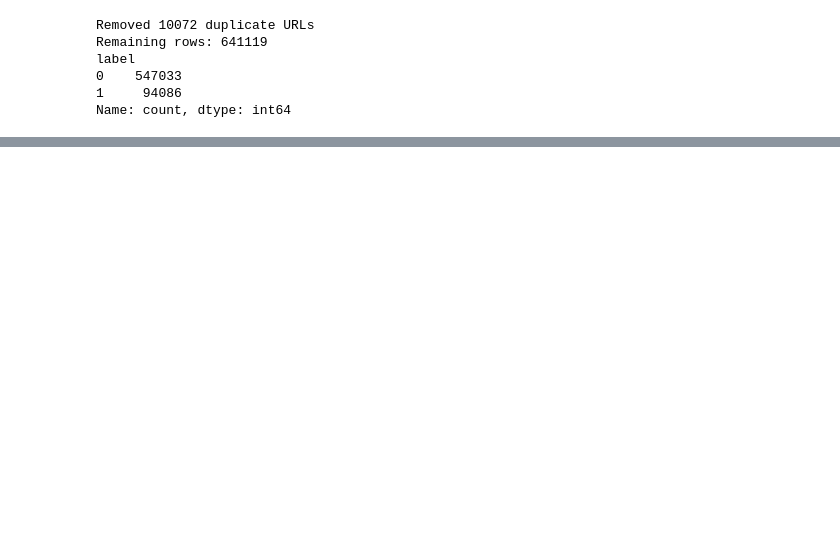
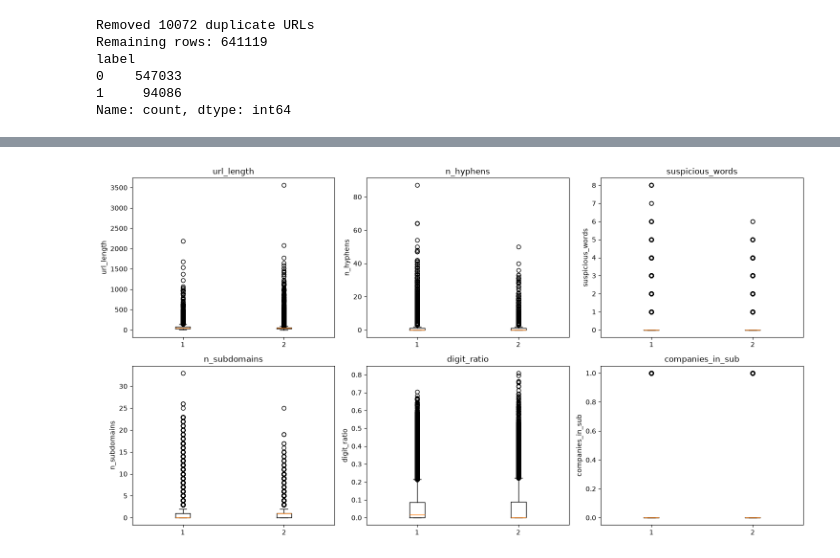
Before and after one commit to Muyheak/Assignment2InnovationProJ, a Jupyter notebook: phishing_project.ipnyb.ipynb, the cells around one changed output, grey strips where cells are left out. Saved outputs shown, nothing was run; the diff lists cells and outputs as text; code cells hidden in the pictures; blank space fills up the shorter version.

Commit message:
Add files via upload
Data processing and data analysis

```diff
--- a/phishing_project.ipnyb.ipynb
+++ b/phishing_project.ipnyb.ipynb
@@ -83,8 +83,8 @@ label
 1     94086
 Name: count, dtype: int64
 # %%
+#Normalizes the URL into a standard format for processing
 def normalize(url):
-    #Normalizes the URL into a standard format for processing
 
     if not isinstance(url, str):
         return ""
@@ -105,7 +105,11 @@ def normalize(url):
     except ValueError:
         return ""
 
-df["url_clean"] = df["url"].apply(normalize)
-print("After normalization. Columns:", df.columns.tolist())
-print(df[["url", "url_clean"]].head(10).to_string())
+
+
+for i in range(5):
+    print(f"Row {i}:")
+    print("  Original:", base_dataset["url"].iloc[i])
+    print("  Cleaned:  ", base_dataset["url_clean"].iloc[i])
+    print()
 # %% [output]
@@ -250,0 +491,11 @@ Saved features.csv, Shape:) (641119, 21)
+# %%
+# Data analysis and visualization
+combined = pd.read_csv("features_combined.csv")
+print("Total rows:", len(combined))
+print("\nClass distribution:")
+print(combined["label"].value_counts())
+print("\nClass distribution (percentage):")
+print((combined["label"].value_counts(normalize=True) * 100).round(2))
+
+print("\nSource Distribution:")
+print(pd.crosstab(combined["source"], combined["label"], margins=True))
@@ -250,0 +545,19 @@ Saved features.csv, Shape:) (641119, 21)
+# %%
+# Box plot in columns
+import matplotlib.pyplot as plt
+
+plot_features = ["url_length", "n_hyphens", "suspicious_words", "n_subdomains", "digit_ratio", "companies_in_sub"]
+
+fig, axes = plt.subplots(2, 3, figsize=(15, 8))
+for i, col in enumerate(plot_features):
+    ax = axes.flat[i]
+    not_phishing = combined.loc[combined["label"] == 0, col]
+    phishing = combined.loc[combined["label"] == 1, col]
+    ax.boxplot([not_phishing, phishing], label=["Not phishing", "Phishing"])
+    ax.set_title(col)
+    ax.set_ylabel(col)
+plt.tight_layout()
+plt.savefig("data_analysis.png", dpi=150, bbox_inches="tight")
+plt.show()
+# %% [output]
+[figure, added]
```
Also changed, not shown: parts of 22 cells of this notebook.
